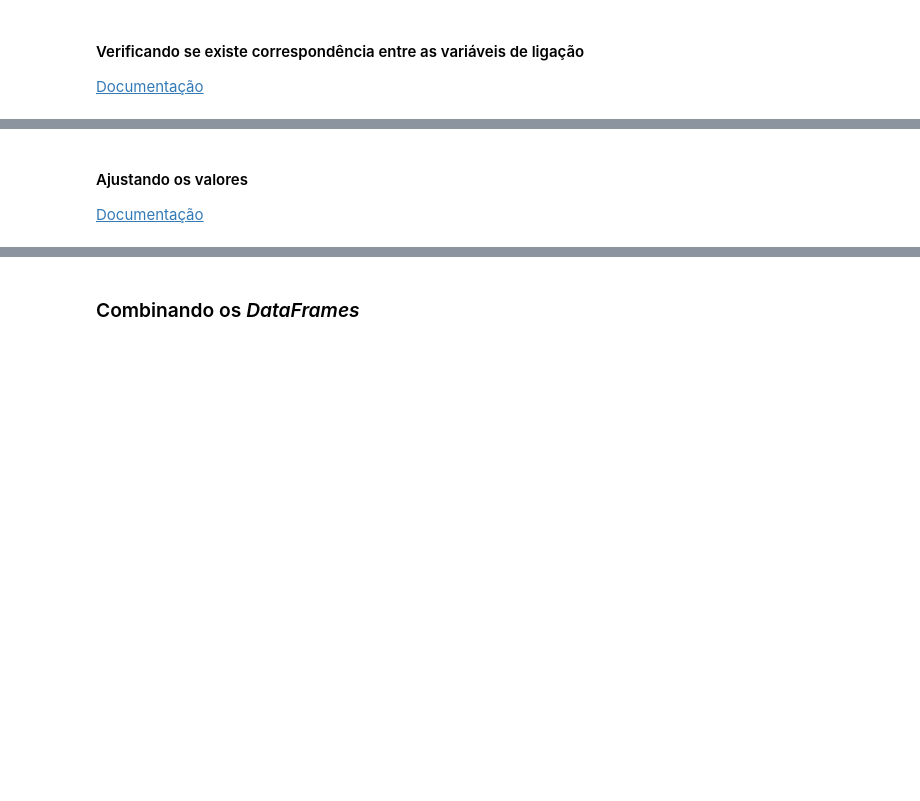
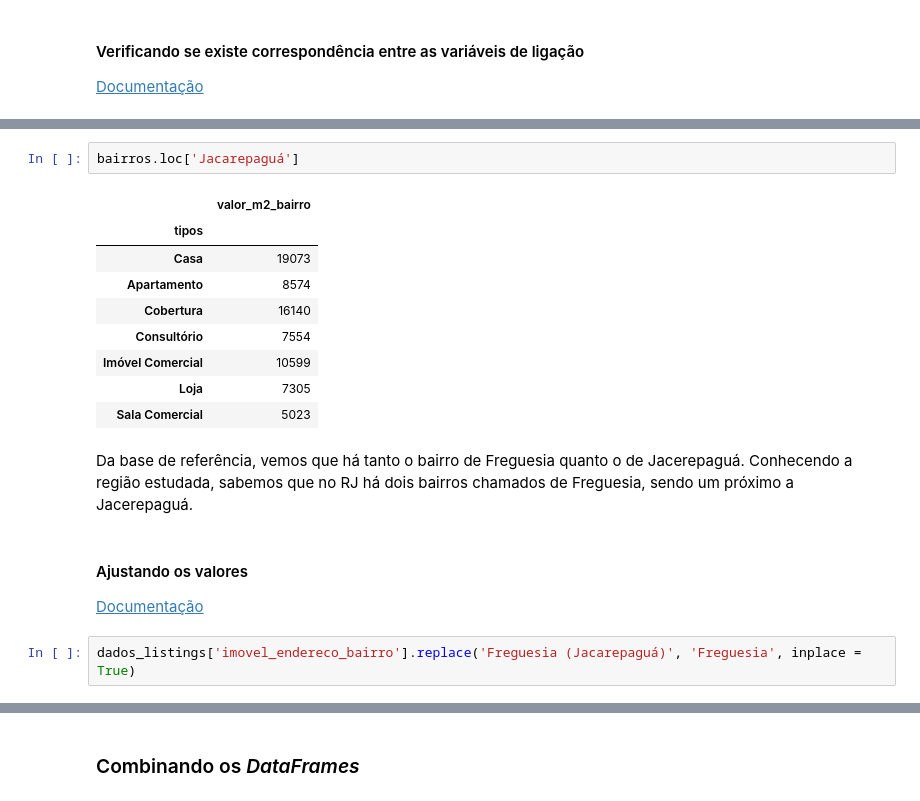
Before and after one commit to biamouras/alura-pandas-ds, a Jupyter notebook: 05_pandas_avancado/05_pandas_avancado.ipynb, the cells around one changed output, grey strips where cells are left out. Saved outputs shown, nothing was run; the diff lists cells and outputs as text; blank space fills up the shorter version.

```diff
--- a/05_pandas_avancado/05_pandas_avancado.ipynb
+++ b/05_pandas_avancado/05_pandas_avancado.ipynb
@@ -587,4 +725,20 @@ pd.concat([dados_normal_listings, dados_highlights_listings], ignore_index = Tru
+# %%
+bairros.loc['Jacarepaguá']
+# %% [output]
+|  | valor_m2_bairro |
+| tipos |  |
+| Casa | 19073 |
+| Apartamento | 8574 |
+| Cobertura | 16140 |
+| Consultório | 7554 |
+| Imóvel Comercial | 10599 |
+| Loja | 7305 |
+| Sala Comercial | 5023 |
+# %% [markdown]
+Da base de referência, vemos que há tanto o bairro de Freguesia quanto o de Jacerepaguá. Conhecendo a região estudada, sabemos que no RJ há dois bairros chamados de Freguesia, sendo um próximo a Jacerepaguá.
 # %% [markdown]
 #### Ajustando os valores
 
 [Documentação](https://pandas.pydata.org/pandas-docs/stable/reference/api/pandas.Series.replace.html)
+# %%
+dados_listings['imovel_endereco_bairro'].replace('Freguesia (Jacarepaguá)', 'Freguesia', inplace = True)
```
Also changed, not shown: parts of 17 cells of this notebook.
